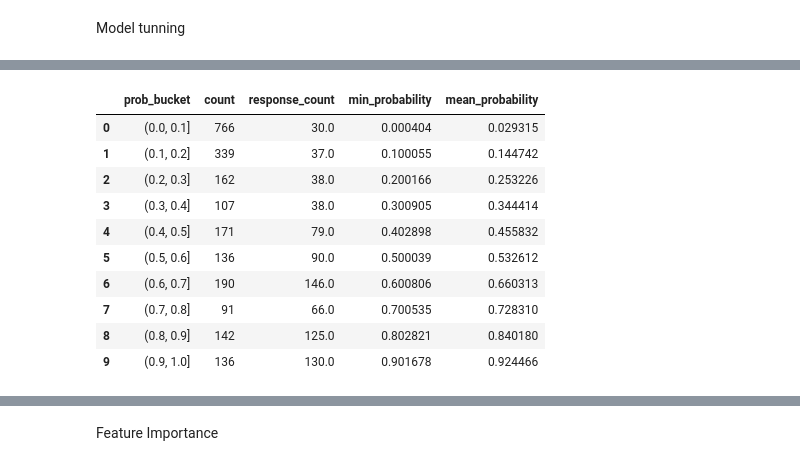
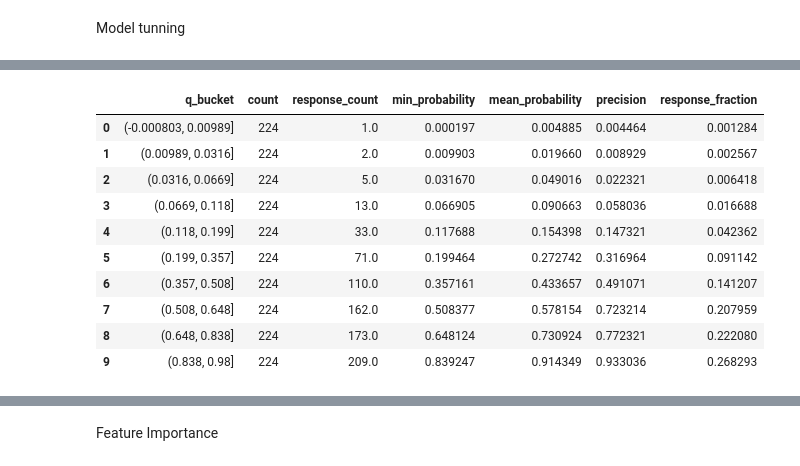
Before and after one commit to KasunAt/CapstoneProject, a Jupyter notebook: Capstone_Project_2022.ipynb, the cells around one changed output, grey strips where cells are left out. Cells and saved outputs as stored; diff of their text form; code cells hidden in the pictures.

```diff
--- a/Capstone_Project_2022.ipynb
+++ b/Capstone_Project_2022.ipynb
@@ -377,0 +390,4 @@ Name: OUTCOME, dtype: int64
+# %%
+PC = {'10238' : 1, '21217' : 2, '32765' : 3, '92101' : 4}
+data['POSTAL_CODE_NU'] = data['POSTAL_CODE'].replace(PC)
+data.sample(5)
@@ -397,7 +435,8 @@ correlation_matrix
 # All the features have above 13% correlation to outcome
 # Therefore Backward Elimination is used through multiple iterations dropping 1 feature at a time
 # total features ['AGE_NU', 'GENDER_NU', 'DRIVING_EXPERIENCE_NU', 'EDUCATION_NU', 'INCOME_NU', 'CREDIT_SCORE',	'VEHICLE_OWNERSHIP', 'VEHICLE_YEAR_NU', 'SPEEDING_VIOLATIONS',	'DUIS',	'PAST_ACCIDENTS']
-X_variables = ['AGE_NU', 'GENDER_NU', 'DRIVING_EXPERIENCE_NU', 'INCOME_NU', 'CREDIT_SCORE', 'VEHICLE_OWNERSHIP', 'VEHICLE_YEAR_NU', 'DUIS', 'PAST_ACCIDENTS']
+#X_variables = ['AGE_NU', 'GENDER_NU', 'DRIVING_EXPERIENCE_NU', 'INCOME_NU', 'CREDIT_SCORE', 'VEHICLE_OWNERSHIP', 'VEHICLE_YEAR_NU', 'DUIS', 'PAST_ACCIDENTS']
+X_variables = ['AGE_NU', 'GENDER_NU', 'DRIVING_EXPERIENCE_NU', 'INCOME_NU', 'CREDIT_SCORE', 'VEHICLE_OWNERSHIP', 'VEHICLE_YEAR_NU', 'MARRIED', 'CHILDREN', 'POSTAL_CODE_NU', 'ANNUAL_MILEAGE', 'DUIS', 'PAST_ACCIDENTS']
 y_variable = 'OUTCOME'
 
 X = data[X_variables]
@@ -652,21 +657,25 @@ Categories (10, interval[float64, right]): [(0.0, 0.1] < (0.1, 0.2] < (0.2, 0.3]
 # %%
-calibration_table  = result1.groupby(by='prob_bucket').agg(
-    count=pd.NamedAgg(column="prob_bucket", aggfunc="count"),
+result3['q_bucket'] = pd.qcut(result3['y3_pred_prob'], q=10, duplicates='drop')
+
+calib_table  = result3.groupby(by='q_bucket').agg(
+    count=pd.NamedAgg(column="q_bucket", aggfunc="count"),
     response_count=pd.NamedAgg(column="y_act", aggfunc="sum"),
-    min_probability = pd.NamedAgg(column="y1_pred_prob", aggfunc="min"),
-    mean_probability = pd.NamedAgg(column="y1_pred_prob", aggfunc="mean"),
+    min_probability = pd.NamedAgg(column="y3_pred_prob", aggfunc="min"),
+    mean_probability = pd.NamedAgg(column="y3_pred_prob", aggfunc="mean"),
     ).reset_index()
 
-calibration_table
+calib_table['precision'] = calib_table['response_count'] / calib_table['count']
+calib_table['response_fraction'] = calib_table['response_count'] / calib_table['response_count'].sum()
+calib_table
 # %% [output]
-|  | prob_bucket | count | response_count | min_probability | mean_probability |
-| 0 | (0.0, 0.1] | 766 | 30.0 | 0.000404 | 0.029315 |
-| 1 | (0.1, 0.2] | 339 | 37.0 | 0.100055 | 0.144742 |
-| 2 | (0.2, 0.3] | 162 | 38.0 | 0.200166 | 0.253226 |
-| 3 | (0.3, 0.4] | 107 | 38.0 | 0.300905 | 0.344414 |
-| 4 | (0.4, 0.5] | 171 | 79.0 | 0.402898 | 0.455832 |
-| 5 | (0.5, 0.6] | 136 | 90.0 | 0.500039 | 0.532612 |
-| 6 | (0.6, 0.7] | 190 | 146.0 | 0.600806 | 0.660313 |
-| 7 | (0.7, 0.8] | 91 | 66.0 | 0.700535 | 0.728310 |
-| 8 | (0.8, 0.9] | 142 | 125.0 | 0.802821 | 0.840180 |
-| 9 | (0.9, 1.0] | 136 | 130.0 | 0.901678 | 0.924466 |
+|  | q_bucket | count | response_count | min_probability | mean_probability | precision | response_fraction |
+| 0 | (-0.000803, 0.00989] | 224 | 1.0 | 0.000197 | 0.004885 | 0.004464 | 0.001284 |
+| 1 | (0.00989, 0.0316] | 224 | 2.0 | 0.009903 | 0.019660 | 0.008929 | 0.002567 |
+| 2 | (0.0316, 0.0669] | 224 | 5.0 | 0.031670 | 0.049016 | 0.022321 | 0.006418 |
+| 3 | (0.0669, 0.118] | 224 | 13.0 | 0.066905 | 0.090663 | 0.058036 | 0.016688 |
+| 4 | (0.118, 0.199] | 224 | 33.0 | 0.117688 | 0.154398 | 0.147321 | 0.042362 |
+| 5 | (0.199, 0.357] | 224 | 71.0 | 0.199464 | 0.272742 | 0.316964 | 0.091142 |
+| 6 | (0.357, 0.508] | 224 | 110.0 | 0.357161 | 0.433657 | 0.491071 | 0.141207 |
+| 7 | (0.508, 0.648] | 224 | 162.0 | 0.508377 | 0.578154 | 0.723214 | 0.207959 |
+| 8 | (0.648, 0.838] | 224 | 173.0 | 0.648124 | 0.730924 | 0.772321 | 0.222080 |
+| 9 | (0.838, 0.98] | 224 | 209.0 | 0.839247 | 0.914349 | 0.933036 | 0.268293 |
```
Also changed, not shown: parts of 50 cells of this notebook.
